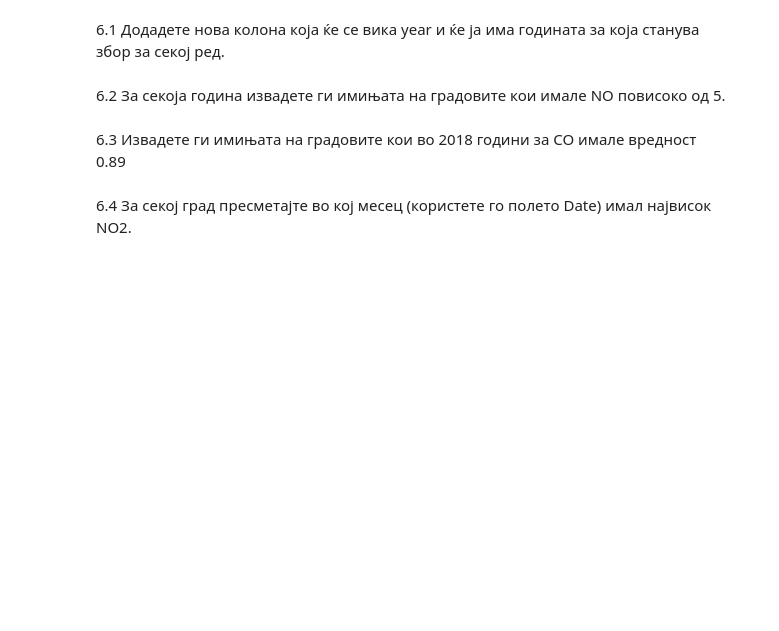
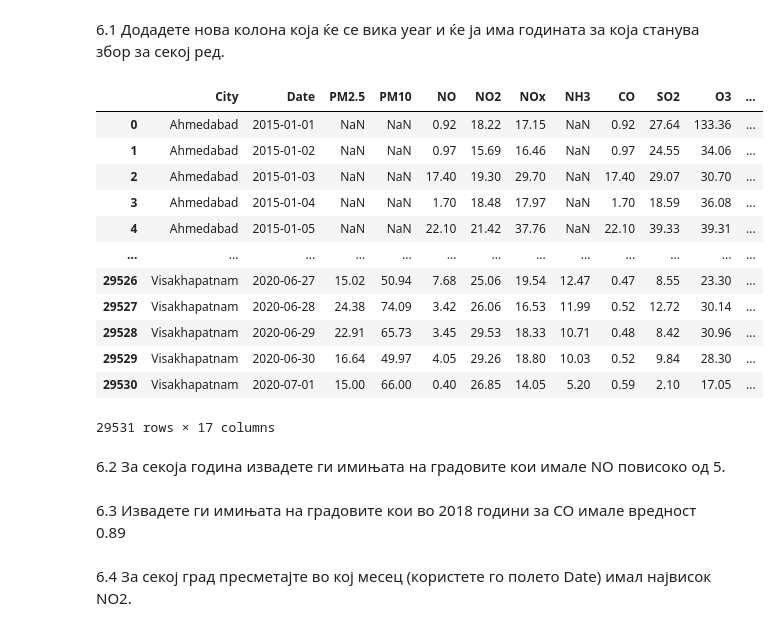
Before and after one commit to pancenaunov76/pancenaunov76, a Jupyter notebook: homework_2.ipynb, the cells around one changed output. Drawn from its saved outputs; the diff is of its cells as text; code cells hidden in the pictures; blank space fills up the shorter version.

```diff
--- a/homework_2.ipynb
+++ b/homework_2.ipynb
@@ -318,5 +356,24 @@ for i in period:
 # %% [markdown]
 6.1 Додадете нова колона која ќе се вика year и ќе ја има годината за која станува збор за секој ред.
+# %%
+city_df['Date'] = pd.to_datetime(city_df['Date'])
+city_df['year'] = city_df['Date'].dt.year.astype(int)
+
+city_df
+# %% [output]
+|  | City | Date | PM2.5 | PM10 | NO | NO2 | NOx | NH3 | CO | SO2 | O3 | ... |
+| 0 | Ahmedabad | 2015-01-01 | NaN | NaN | 0.92 | 18.22 | 17.15 | NaN | 0.92 | 27.64 | 133.36 | ... |
+| 1 | Ahmedabad | 2015-01-02 | NaN | NaN | 0.97 | 15.69 | 16.46 | NaN | 0.97 | 24.55 | 34.06 | ... |
+| 2 | Ahmedabad | 2015-01-03 | NaN | NaN | 17.40 | 19.30 | 29.70 | NaN | 17.40 | 29.07 | 30.70 | ... |
+| 3 | Ahmedabad | 2015-01-04 | NaN | NaN | 1.70 | 18.48 | 17.97 | NaN | 1.70 | 18.59 | 36.08 | ... |
+| 4 | Ahmedabad | 2015-01-05 | NaN | NaN | 22.10 | 21.42 | 37.76 | NaN | 22.10 | 39.33 | 39.31 | ... |
+| ... | ... | ... | ... | ... | ... | ... | ... | ... | ... | ... | ... | ... |
+| 29526 | Visakhapatnam | 2020-06-27 | 15.02 | 50.94 | 7.68 | 25.06 | 19.54 | 12.47 | 0.47 | 8.55 | 23.30 | ... |
+| 29527 | Visakhapatnam | 2020-06-28 | 24.38 | 74.09 | 3.42 | 26.06 | 16.53 | 11.99 | 0.52 | 12.72 | 30.14 | ... |
+| 29528 | Visakhapatnam | 2020-06-29 | 22.91 | 65.73 | 3.45 | 29.53 | 18.33 | 10.71 | 0.48 | 8.42 | 30.96 | ... |
+| 29529 | Visakhapatnam | 2020-06-30 | 16.64 | 49.97 | 4.05 | 29.26 | 18.80 | 10.03 | 0.52 | 9.84 | 28.30 | ... |
+| 29530 | Visakhapatnam | 2020-07-01 | 15.00 | 66.00 | 0.40 | 26.85 | 14.05 | 5.20 | 0.59 | 2.10 | 17.05 | ... |
+29531 rows × 17 columns
 # %% [markdown]
 6.2 За секоја година извадете ги имињата на градовите кои имале NO повисоко од 5.
 # %% [markdown]
```
Also changed, not shown: parts of 16 cells of this notebook.
